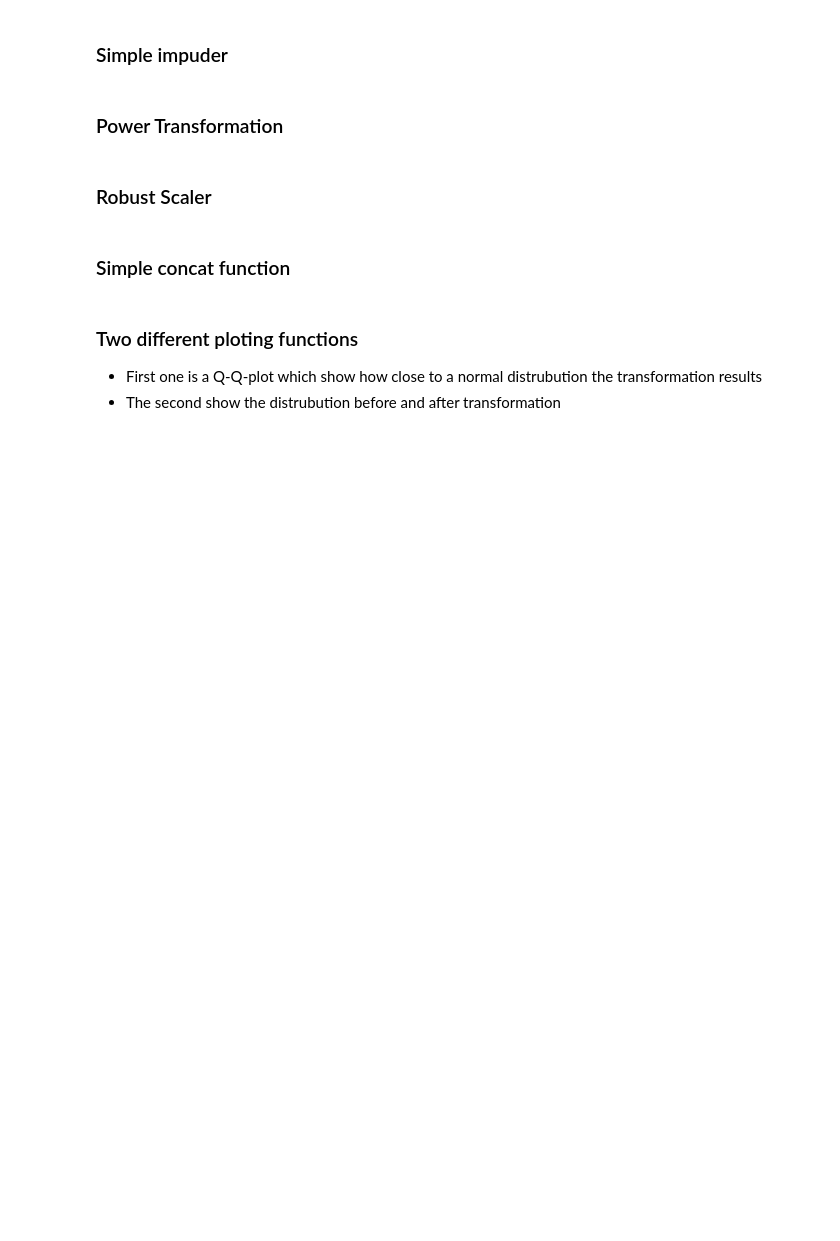
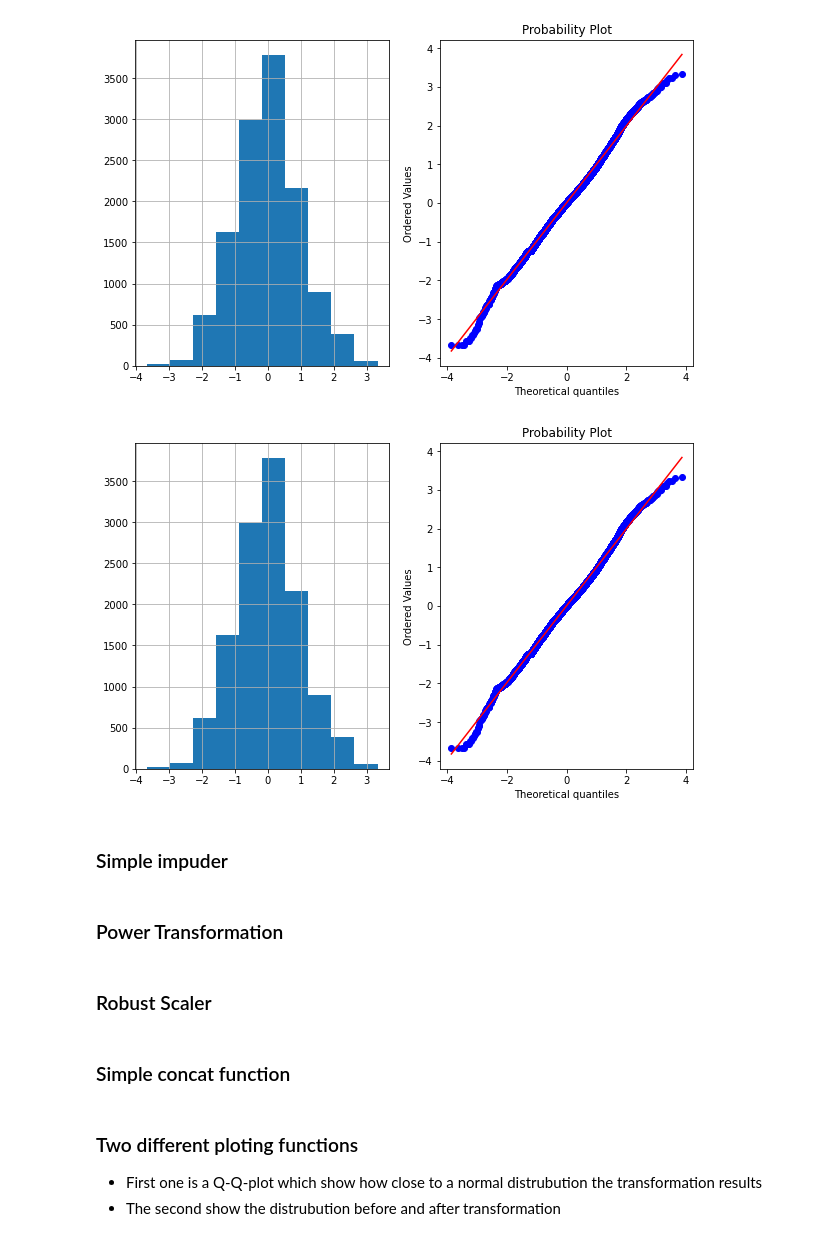
Before and after one commit to SimenQ/machine_learning, a Jupyter notebook: notebooks/Arash/scaling_transformation.ipynb, the cells around one changed output. Cells and saved outputs as stored; diff of their text form; code cells hidden in the pictures; blank space fills up the shorter version.

```diff
--- a/notebooks/Arash/scaling_transformation.ipynb
+++ b/notebooks/Arash/scaling_transformation.ipynb
@@ -36,0 +45,2 @@ stores_train = pd.read_csv('C:/Users/aminp/OneDrive/Dokumenter/NTNU/4år/Machine
+# %%
+new_rev["rev_log"] = np.log(new_rev.revenue)
@@ -37,3 +140,9 @@ stores_train = pd.read_csv('C:/Users/aminp/OneDrive/Dokumenter/NTNU/4år/Machine
+# %%
+plot_data(new_rev3, "rev_box")
+plot_data(new_rev2, "rev_box")
+# %% [output]
+[figure, added]
+[figure, added]
 # %% [markdown]
 ### Simple impuder
 # %%
```
Also changed, not shown: parts of 26 cells of this notebook, 21 other files.
